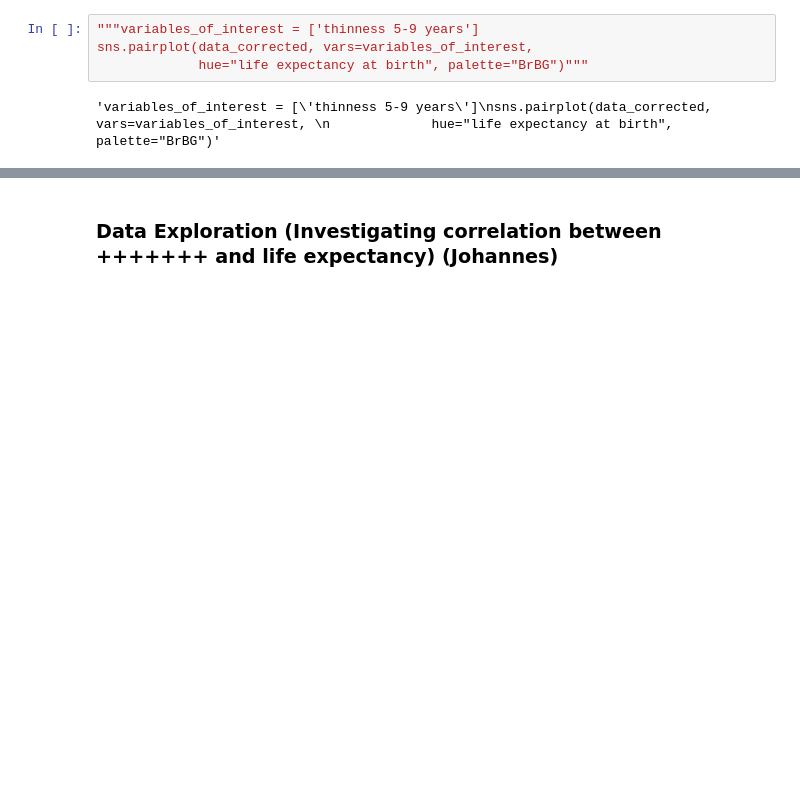
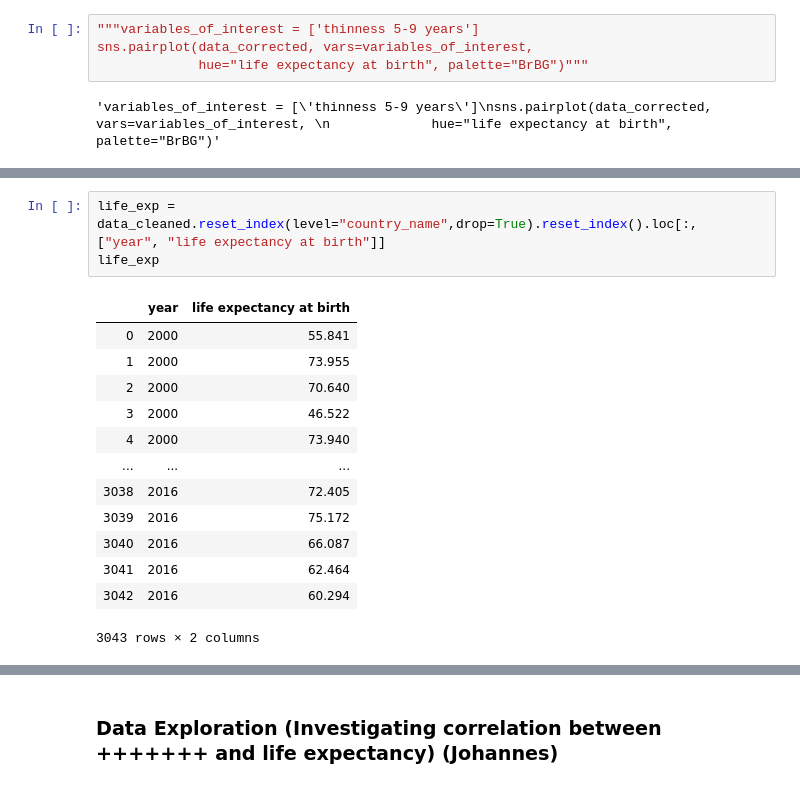
Before and after one commit to MarouaJaoua/DataStewardship1, a Jupyter notebook: data_merge.ipynb, the cells around one changed output, grey strips where cells are left out. Saved outputs shown, nothing was run; the diff lists cells and outputs as text; blank space fills up the shorter version.

```diff
--- a/data_merge.ipynb
+++ b/data_merge.ipynb
@@ -562,0 +570,17 @@ sns.pairplot(data_corrected, vars=variables_of_interest,
+# %%
+life_exp = data_cleaned.reset_index(level="country_name",drop=True).reset_index().loc[:, ["year", "life expectancy at birth"]]
+life_exp
+# %% [output]
+|  | year | life expectancy at birth |
+| 0 | 2000 | 55.841 |
+| 1 | 2000 | 73.955 |
+| 2 | 2000 | 70.640 |
+| 3 | 2000 | 46.522 |
+| 4 | 2000 | 73.940 |
+| ... | ... | ... |
+| 3038 | 2016 | 72.405 |
+| 3039 | 2016 | 75.172 |
+| 3040 | 2016 | 66.087 |
+| 3041 | 2016 | 62.464 |
+| 3042 | 2016 | 60.294 |
+3043 rows × 2 columns
```
Also changed, not shown: parts of 23 cells of this notebook, 1 other file.
